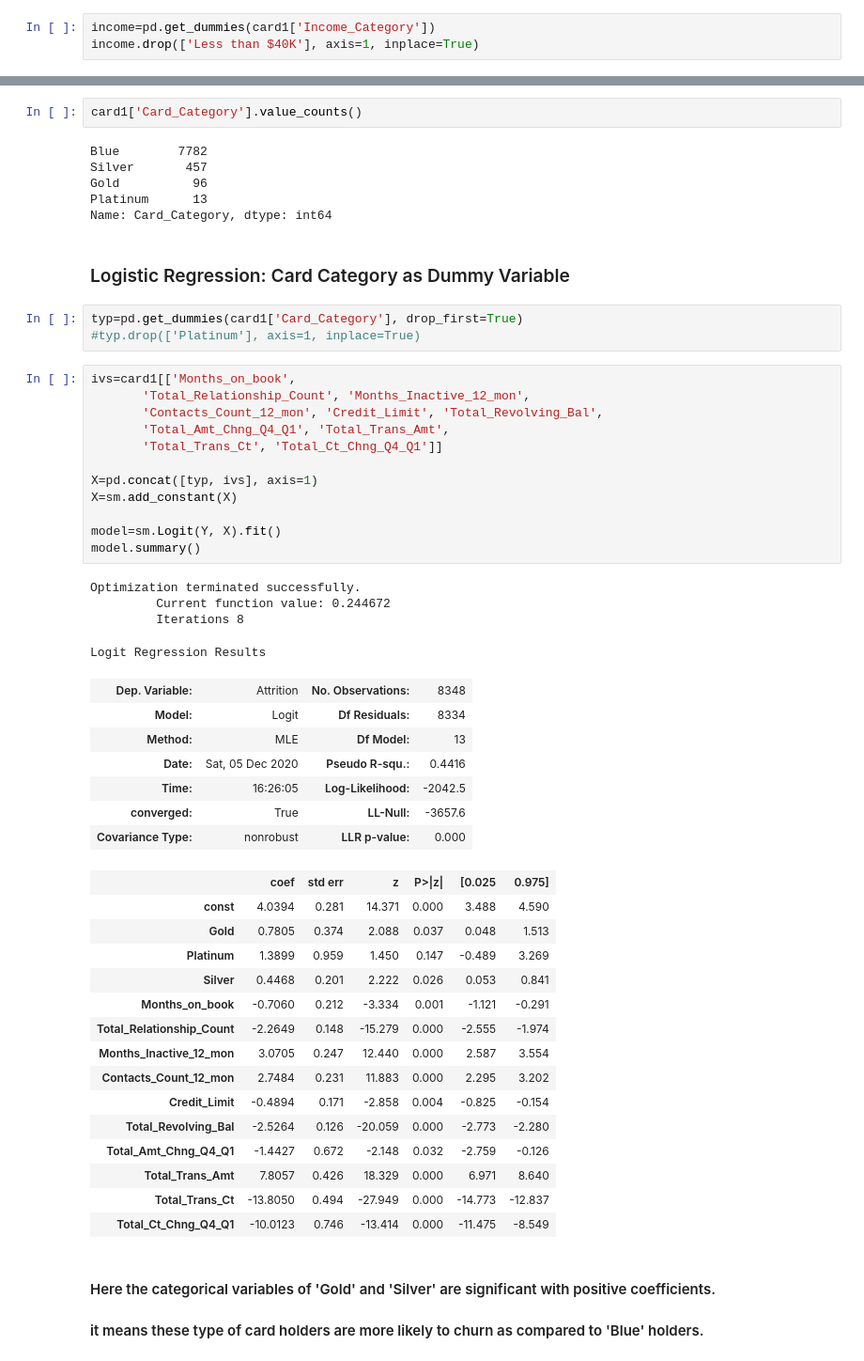
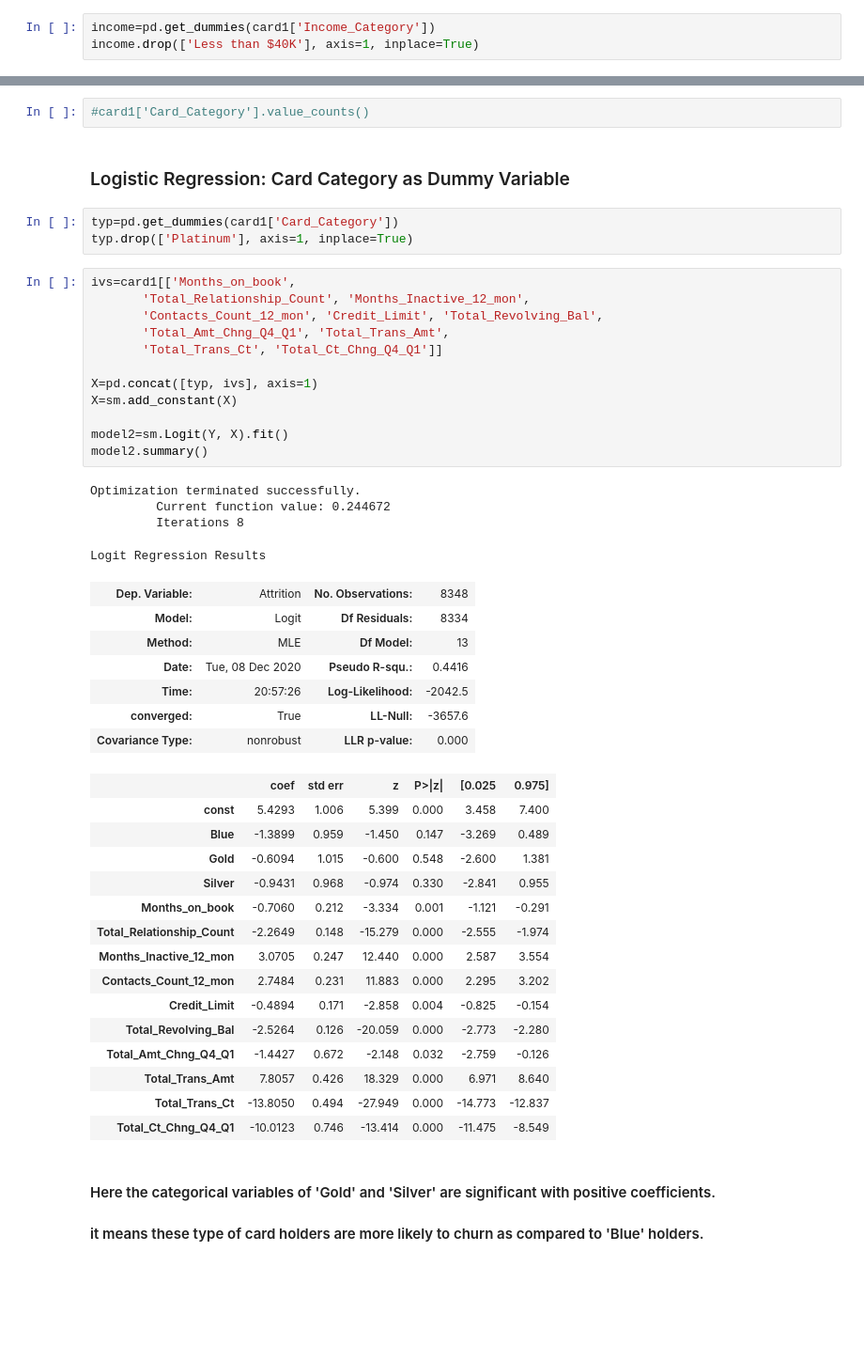
Before and after one commit to Ayomi-tech/Bank-Customers-and-Attrition., a Jupyter notebook: second_project1.ipynb, the cells around one changed output, grey strips where cells are left out. Shown at 94% size. Drawn from its saved outputs; the diff is of its cells as text; blank space fills up the shorter version.

```diff
--- a/second_project1.ipynb
+++ b/second_project1.ipynb
@@ -488,45 +554,39 @@ Logit Regression Results
 # %%
-card1['Card_Category'].value_counts()
+#card1['Card_Category'].value_counts()
-# %% [output]
-Blue        7782
-Silver       457
-Gold          96
-Platinum      13
-Name: Card_Category, dtype: int64
 # %% [markdown]
 ### Logistic Regression: Card Category as Dummy Variable
 # %%
-typ=pd.get_dummies(card1['Card_Category'], drop_first=True)
-#typ.drop(['Platinum'], axis=1, inplace=True)
+typ=pd.get_dummies(card1['Card_Category'])
+typ.drop(['Platinum'], axis=1, inplace=True)
 # %%
 ivs=card1[['Months_on_book',
        'Total_Relationship_Count', 'Months_Inactive_12_mon',
        'Contacts_Count_12_mon', 'Credit_Limit', 'Total_Revolving_Bal',
        'Total_Amt_Chng_Q4_Q1', 'Total_Trans_Amt',
        'Total_Trans_Ct', 'Total_Ct_Chng_Q4_Q1']]
 
 X=pd.concat([typ, ivs], axis=1)
 X=sm.add_constant(X)
 
-model=sm.Logit(Y, X).fit()
-model.summary()
+model2=sm.Logit(Y, X).fit()
+model2.summary()
 # %% [output]
 Optimization terminated successfully.
          Current function value: 0.244672
          Iterations 8
 Logit Regression Results
 | Dep. Variable: | Attrition | No. Observations: | 8348 |
 | Model: | Logit | Df Residuals: | 8334 |
 | Method: | MLE | Df Model: | 13 |
-| Date: | Sat, 05 Dec 2020 | Pseudo R-squ.: | 0.4416 |
-| Time: | 16:26:05 | Log-Likelihood: | -2042.5 |
+| Date: | Tue, 08 Dec 2020 | Pseudo R-squ.: | 0.4416 |
+| Time: | 20:57:26 | Log-Likelihood: | -2042.5 |
 | converged: | True | LL-Null: | -3657.6 |
 | Covariance Type: | nonrobust | LLR p-value: | 0.000 |
 |  | coef | std err | z | P>|z| | [0.025 | 0.975] |
-| const | 4.0394 | 0.281 | 14.371 | 0.000 | 3.488 | 4.590 |
-| Gold | 0.7805 | 0.374 | 2.088 | 0.037 | 0.048 | 1.513 |
-| Platinum | 1.3899 | 0.959 | 1.450 | 0.147 | -0.489 | 3.269 |
-| Silver | 0.4468 | 0.201 | 2.222 | 0.026 | 0.053 | 0.841 |
+| const | 5.4293 | 1.006 | 5.399 | 0.000 | 3.458 | 7.400 |
+| Blue | -1.3899 | 0.959 | -1.450 | 0.147 | -3.269 | 0.489 |
+| Gold | -0.6094 | 1.015 | -0.600 | 0.548 | -2.600 | 1.381 |
+| Silver | -0.9431 | 0.968 | -0.974 | 0.330 | -2.841 | 0.955 |
 | Months_on_book | -0.7060 | 0.212 | -3.334 | 0.001 | -1.121 | -0.291 |
 | Total_Relationship_Count | -2.2649 | 0.148 | -15.279 | 0.000 | -2.555 | -1.974 |
 | Months_Inactive_12_mon | 3.0705 | 0.247 | 12.440 | 0.000 | 2.587 | 3.554 |
```
Also changed, not shown: parts of 33 cells of this notebook, 1 other file.
